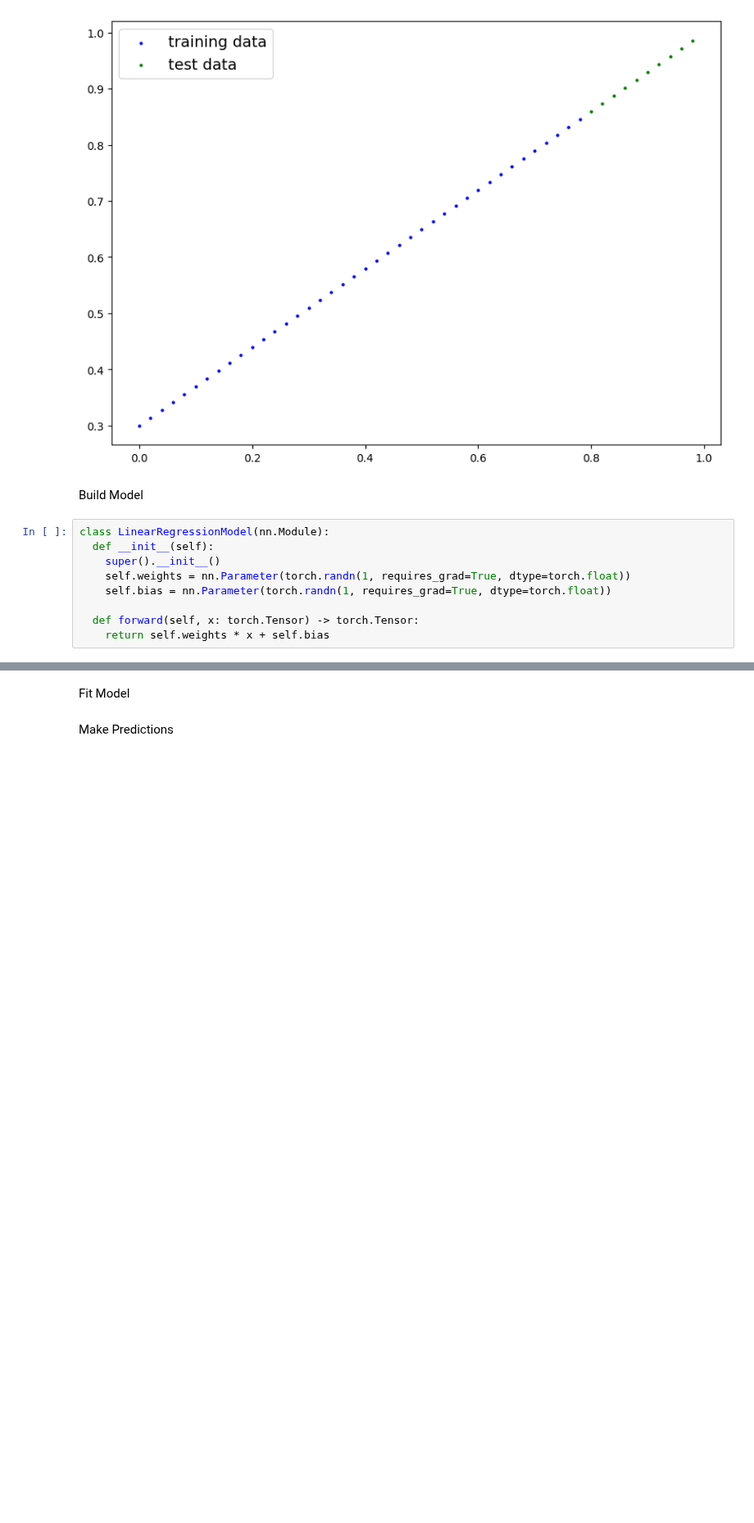
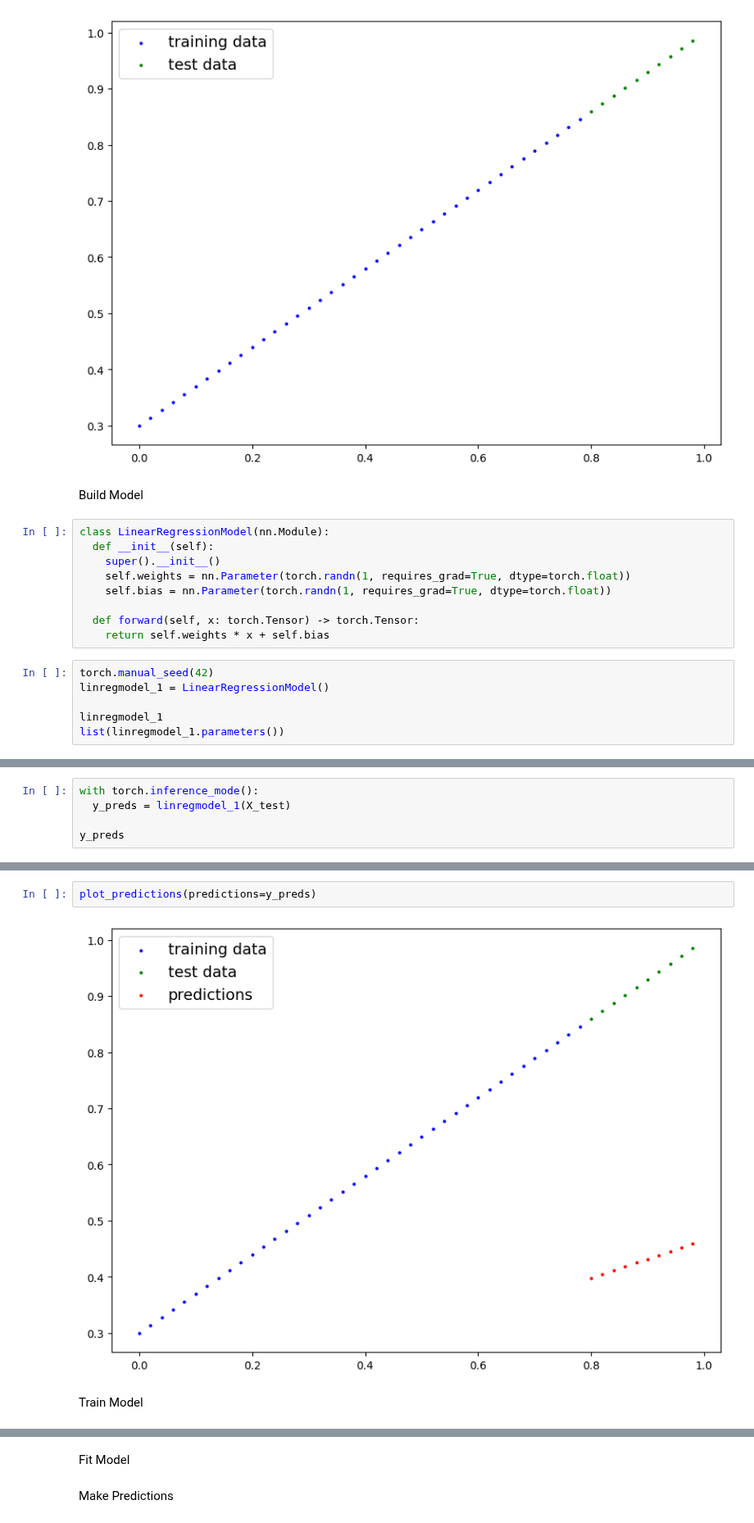
Before and after one commit to jenniferamhajduk/portfolio, a Jupyter notebook: pytorch_workflow.ipynb, the cells around one changed output, grey strips where cells are left out. Shown at 82% size. Cells and saved outputs as stored; diff of their text form; blank space fills up the shorter version.

```diff
--- a/pytorch_workflow.ipynb
+++ b/pytorch_workflow.ipynb
@@ -54,3 +75,9 @@ class LinearRegressionModel(nn.Module):
 
   def forward(self, x: torch.Tensor) -> torch.Tensor:
     return self.weights * x + self.bias
+# %%
+torch.manual_seed(42)
+linregmodel_1 = LinearRegressionModel()
+
+linregmodel_1
+list(linregmodel_1.parameters())
@@ -56,0 +116,5 @@ class LinearRegressionModel(nn.Module):
+# %%
+with torch.inference_mode():
+  y_preds = linregmodel_1(X_test)
+
+y_preds
@@ -56,0 +132,6 @@ class LinearRegressionModel(nn.Module):
+# %%
+plot_predictions(predictions=y_preds)
+# %% [output]
+[figure, added]
+# %% [markdown]
+Train Model
```
Also changed, not shown: parts of 7 cells of this notebook.
